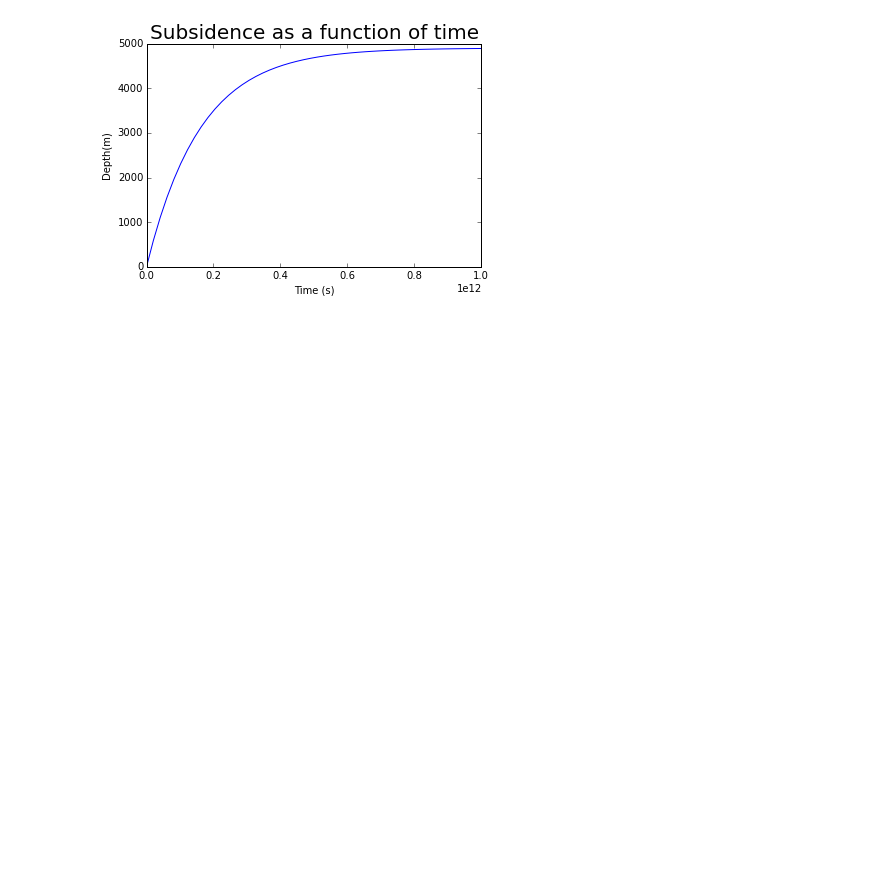
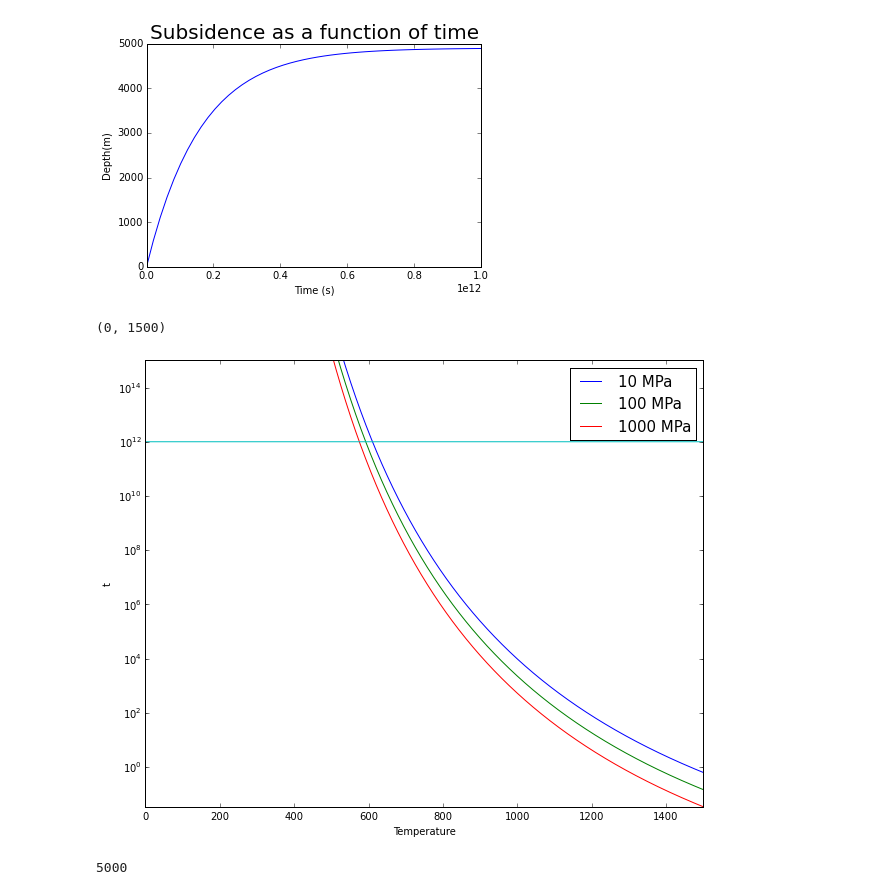
Before and after one commit to SbastianGarzon/Geodynamics, a Jupyter notebook: OceanicPlates/oceanicPlates.ipynb, the cells around one changed output. Cells and saved outputs as stored; diff of their text form; code cells hidden in the pictures; blank space fills up the shorter version.

```diff
--- a/OceanicPlates/oceanicPlates.ipynb
+++ b/OceanicPlates/oceanicPlates.ipynb
@@ -160,3 +162,34 @@ ylabel("Depth(m)")
 Populating the interactive namespace from numpy and matplotlib
 <matplotlib.text.Text at 0x...>
 [figure]
+# %%
+n=3.1
+Q=240*10**3
+A=8*10**(-3)
+R=8.3
+E=50*10**3
+temperatura=linspace(0,1500,2000)
+limDown=linspace(1,1,2000)*10**9
+limUp=linspace(1,1,2000)*10**12
+
+def relax(stress,t):
+    relax=((stress**(1-n))*(e**(Q/(R*t))))/(2*A*E)
+    return relax
+figure(figsize(10,8))
+plt.semilogy(temperatura,relax(5*100,temperatura),label="10 MPa")
+plt.semilogy(temperatura,relax(10*100,temperatura),label="100 MPa")
+plt.semilogy(temperatura,relax(20*100,temperatura),label="1000 MPa")
+plt.semilogy(temperatura,limUp)
+legend(fontsize=15)
+xlabel("Temperature",)
+ylabel("t")
+
+plt.ylim(0,10**15)
+plt.xlim(0,1500)
+# %% [output]
+(0, 1500)
+[figure, added]
+# %%
+size(x)
+# %% [output]
+5000
```
Also changed, not shown: parts of 13 cells of this notebook.
